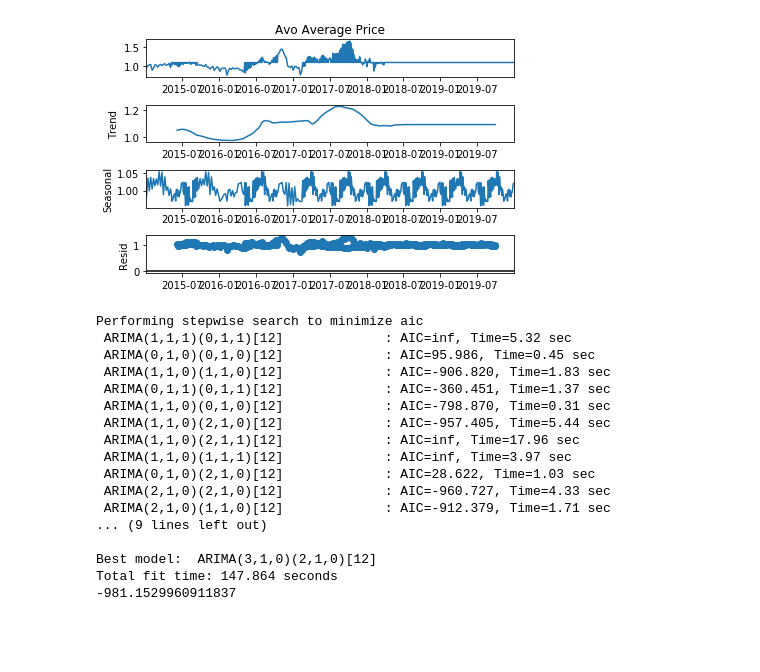
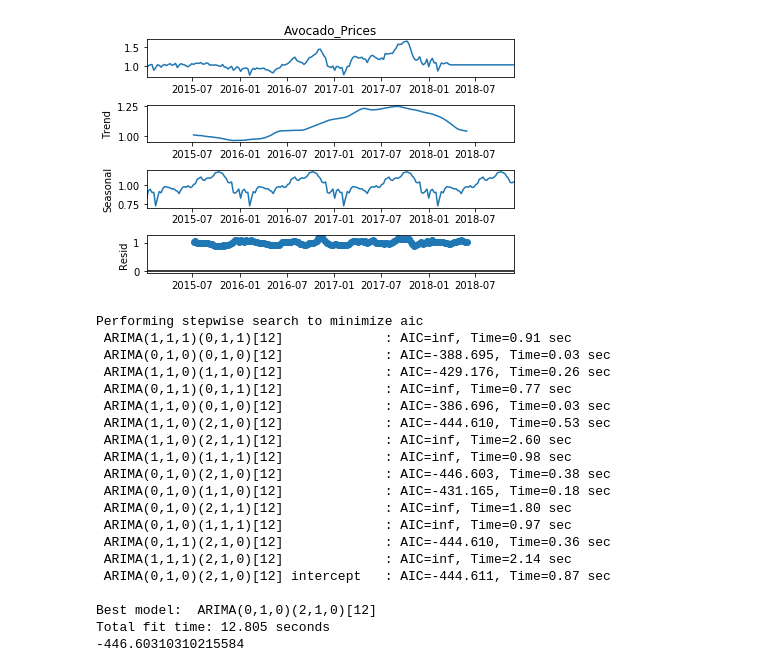
Before and after one commit to RHartley09/avocadont_say_its_over, a Jupyter notebook: data/ml_plots_jpb.ipynb, the cells around one changed output. Cells and saved outputs as stored; diff of their text form; code cells hidden in the pictures; blank space fills up the shorter version.

```diff
--- a/data/ml_plots_jpb.ipynb
+++ b/data/ml_plots_jpb.ipynb
@@ -310,8 +20,0 @@ final_df["Avo Average Price"]=imp.fit_transform(final_df[["Avo Average Price"]])
-# %%
-imp=SimpleImputer(missing_values=np.nan, strategy="mean" )
-final_df["Rate Per Mile"]=imp.fit_transform(final_df[["Rate Per Mile"]])
-# %%
-final_df = final_df.groupby(by="Date").mean()
-
-final_df = final_df.reset_index()
-final_df.head()
@@ -325,3 +20,0 @@ final_df.head()
-# %%
-final_df = final_df[final_df['Date'].dt.year >= 2015]
-final_df = final_df[final_df['Date'].dt.year <= 2019]
@@ -377,2 +66,0 @@ plt.scatter(final_df['Date'], final_df['Avo Average Price'])
-# %%
-final_df['1 Year Shift Avo Average Price'] = final_df['Avo Average Price'].shift(182, axis = 0)
@@ -422,12 +93,13 @@ import plotly
 # %%
+import plotly
 # import chart_studio.plotly as py
 # import plotly.graph_objects as go
 from  plotly.offline import plot
 import cufflinks as cf
 from statsmodels.tsa.seasonal import seasonal_decompose
-result = seasonal_decompose(a_final_df['Avo Average Price'], model='multiplicative', period=52)
+result = seasonal_decompose(a_final_df['Avocado_Prices'], model='multiplicative', period=52)
 fig = result.plot()
 # py.iplot(fig)
 # %% [output]
-[figure, old version]
+[figure, new version]
 # %%
@@ -436,7 +108,7 @@ test = a_final_df['Avo Average Price'].loc['2018-01-01':]
 # %%
 from pmdarima.arima import auto_arima
 # from pmdarima.model_selection import train_test_split
-stepwise_model = auto_arima(a_final_df['Rate Per Mile'], start_p=1, start_q=1,
+stepwise_model = auto_arima(a_final_df['Avocado_Prices'], start_p=1, start_q=1,
                            max_p=3, max_q=3, m=12,
                            start_P=0, seasonal=True,
                            d=1, D=1, trace=True,
@@ -446,19 +118,22 @@ stepwise_model = auto_arima(a_final_df['Rate Per Mile'], start_p=1, start_q=1,
 print(stepwise_model.aic())
 # %% [output]
 Performing stepwise search to minimize aic
- ARIMA(1,1,1)(0,1,1)[12]             : AIC=inf, Time=5.32 sec
- ARIMA(0,1,0)(0,1,0)[12]             : AIC=95.986, Time=0.45 sec
- ARIMA(1,1,0)(1,1,0)[12]             : AIC=-906.820, Time=1.83 sec
- ARIMA(0,1,1)(0,1,1)[12]             : AIC=-360.451, Time=1.37 sec
- ARIMA(1,1,0)(0,1,0)[12]             : AIC=-798.870, Time=0.31 sec
- ARIMA(1,1,0)(2,1,0)[12]             : AIC=-957.405, Time=5.44 sec
- ARIMA(1,1,0)(2,1,1)[12]             : AIC=inf, Time=17.96 sec
- ARIMA(1,1,0)(1,1,1)[12]             : AIC=inf, Time=3.97 sec
- ARIMA(0,1,0)(2,1,0)[12]             : AIC=28.622, Time=1.03 sec
- ARIMA(2,1,0)(2,1,0)[12]             : AIC=-960.727, Time=4.33 sec
- ARIMA(2,1,0)(1,1,0)[12]             : AIC=-912.379, Time=1.71 sec
-... (9 lines left out)
+ ARIMA(1,1,1)(0,1,1)[12]             : AIC=inf, Time=0.91 sec
+ ARIMA(0,1,0)(0,1,0)[12]             : AIC=-388.695, Time=0.03 sec
+ ARIMA(1,1,0)(1,1,0)[12]             : AIC=-429.176, Time=0.26 sec
+ ARIMA(0,1,1)(0,1,1)[12]             : AIC=inf, Time=0.77 sec
+ ARIMA(1,1,0)(0,1,0)[12]             : AIC=-386.696, Time=0.03 sec
+ ARIMA(1,1,0)(2,1,0)[12]             : AIC=-444.610, Time=0.53 sec
+ ARIMA(1,1,0)(2,1,1)[12]             : AIC=inf, Time=2.60 sec
+ ARIMA(1,1,0)(1,1,1)[12]             : AIC=inf, Time=0.98 sec
+ ARIMA(0,1,0)(2,1,0)[12]             : AIC=-446.603, Time=0.38 sec
+ ARIMA(0,1,0)(1,1,0)[12]             : AIC=-431.165, Time=0.18 sec
+ ARIMA(0,1,0)(2,1,1)[12]             : AIC=inf, Time=1.80 sec
+ ARIMA(0,1,0)(1,1,1)[12]             : AIC=inf, Time=0.97 sec
+ ARIMA(0,1,1)(2,1,0)[12]             : AIC=-444.610, Time=0.36 sec
+ ARIMA(1,1,1)(2,1,0)[12]             : AIC=inf, Time=2.14 sec
+ ARIMA(0,1,0)(2,1,0)[12] intercept   : AIC=-444.611, Time=0.87 sec
 
-Best model:  ARIMA(3,1,0)(2,1,0)[12]
-Total fit time: 147.864 seconds
--981.1529960911837
+Best model:  ARIMA(0,1,0)(2,1,0)[12]
+Total fit time: 12.805 seconds
+-446.60310310215584
```
Also changed, not shown: parts of 73 cells of this notebook.
